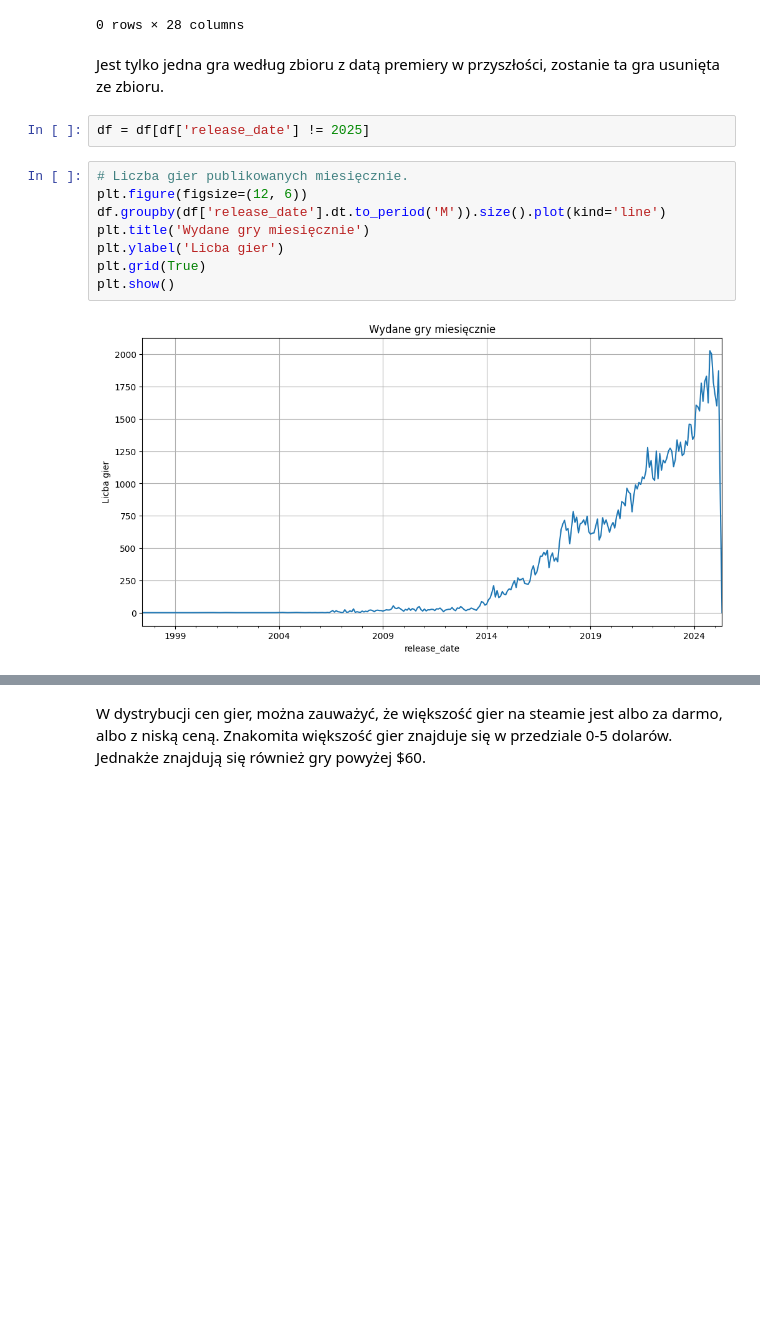
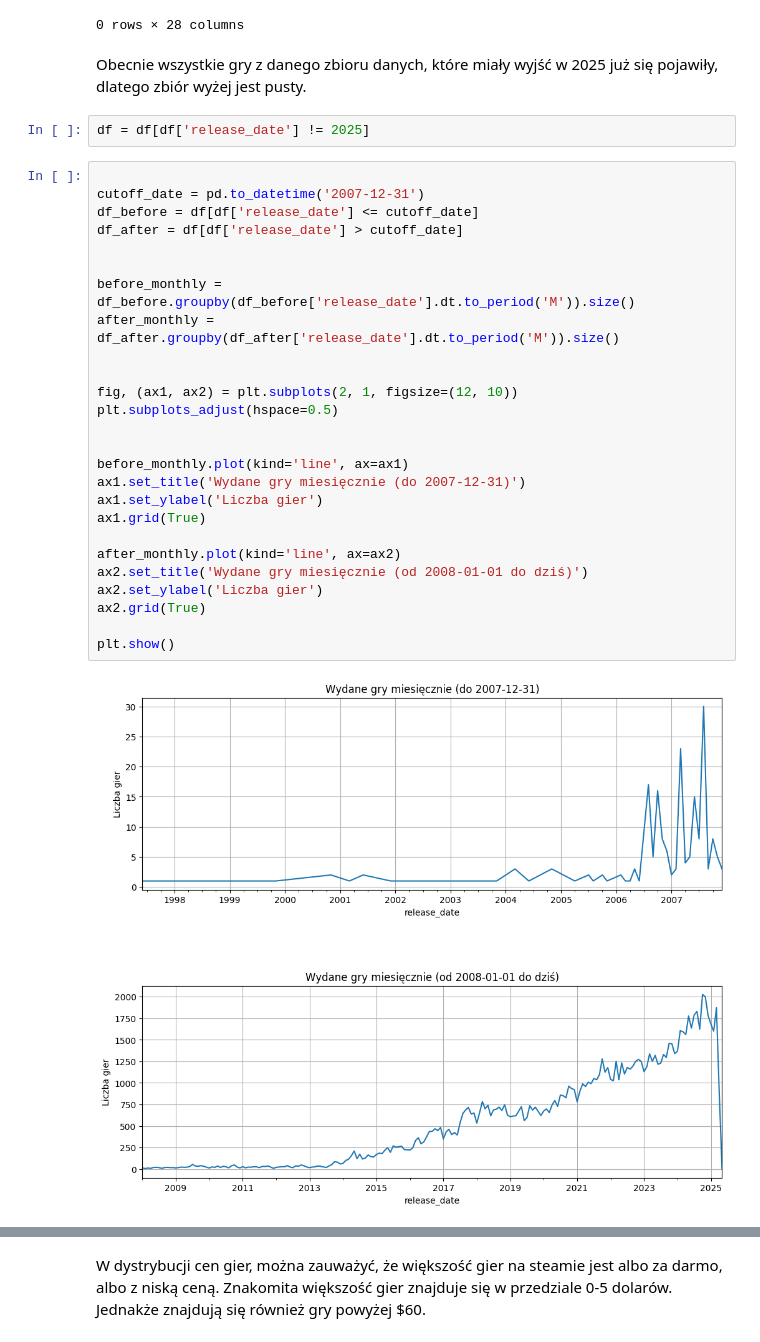
Before and after one commit to mateuszur/Game_Analysis, a Jupyter notebook: gamers_preferences_analysis.ipynb, the cells around one changed output, grey strips where cells are left out. Drawn from its saved outputs; the diff is of its cells as text; blank space fills up the shorter version.

```diff
--- a/gamers_preferences_analysis.ipynb
+++ b/gamers_preferences_analysis.ipynb
@@ -188,18 +160,36 @@ df[df['release_date'] > datetime.today().strftime('%Y-%m-%d')]
 # %% [output]
 |  | name | release_date | price | dlc_count | detailed_description | about_the_game | short_description | ... |
 0 rows × 28 columns
-# %% [markdown]
-Jest tylko jedna gra według zbioru z datą premiery w przyszłości, zostanie ta gra usunięta ze zbioru.
+# %% [markdown]
+Obecnie wszystkie gry z danego zbioru danych, które miały wyjść w 2025 już się pojawiły, dlatego zbiór wyżej jest pusty.
 # %%
 df = df[df['release_date'] != 2025]
-# %%
-# Liczba gier publikowanych miesięcznie.
-plt.figure(figsize=(12, 6))
-df.groupby(df['release_date'].dt.to_period('M')).size().plot(kind='line')
-plt.title('Wydane gry miesięcznie')
-plt.ylabel('Licba gier')
-plt.grid(True)
-plt.show()
-# %% [output]
-[figure, removed]
+# %%
+
+cutoff_date = pd.to_datetime('2007-12-31')
+df_before = df[df['release_date'] <= cutoff_date]
+df_after = df[df['release_date'] > cutoff_date]
+
+
+before_monthly = df_before.groupby(df_before['release_date'].dt.to_period('M')).size()
+after_monthly = df_after.groupby(df_after['release_date'].dt.to_period('M')).size()
+
+
+fig, (ax1, ax2) = plt.subplots(2, 1, figsize=(12, 10))
+plt.subplots_adjust(hspace=0.5)
+
+
+before_monthly.plot(kind='line', ax=ax1)
+ax1.set_title('Wydane gry miesięcznie (do 2007-12-31)')
+ax1.set_ylabel('Liczba gier')
+ax1.grid(True)
+
+after_monthly.plot(kind='line', ax=ax2)
+ax2.set_title('Wydane gry miesięcznie (od 2008-01-01 do dziś)')
+ax2.set_ylabel('Liczba gier')
+ax2.grid(True)
+
+plt.show()
+# %% [output]
+[figure, added]
 # %% [markdown]
```
Also changed, not shown: parts of 24 cells of this notebook.
